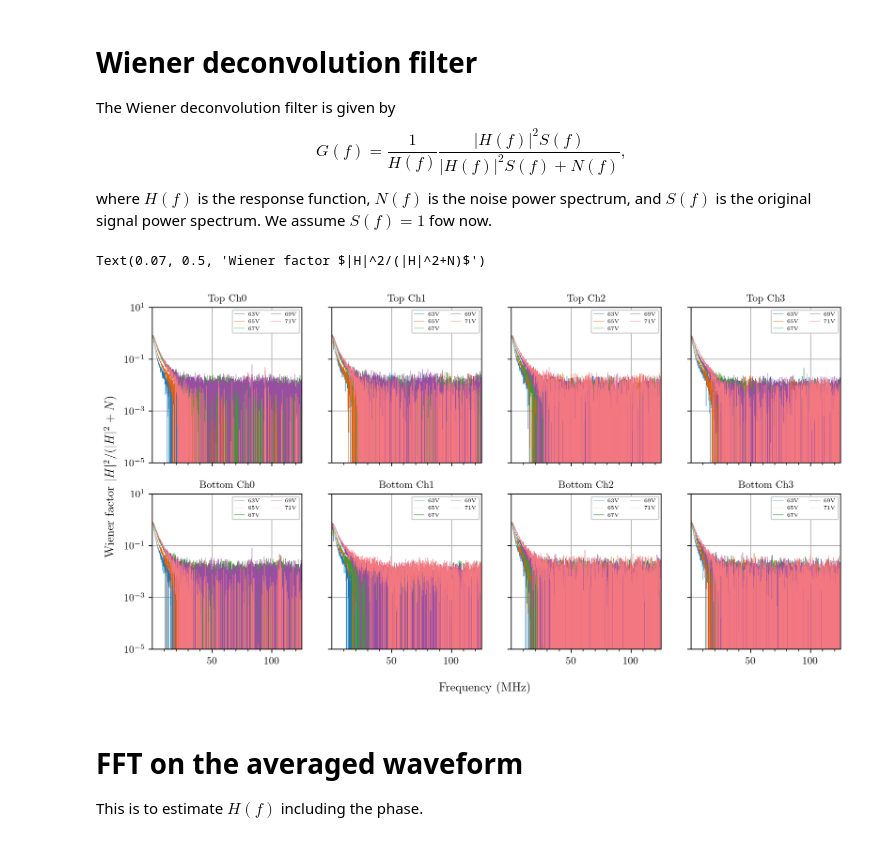
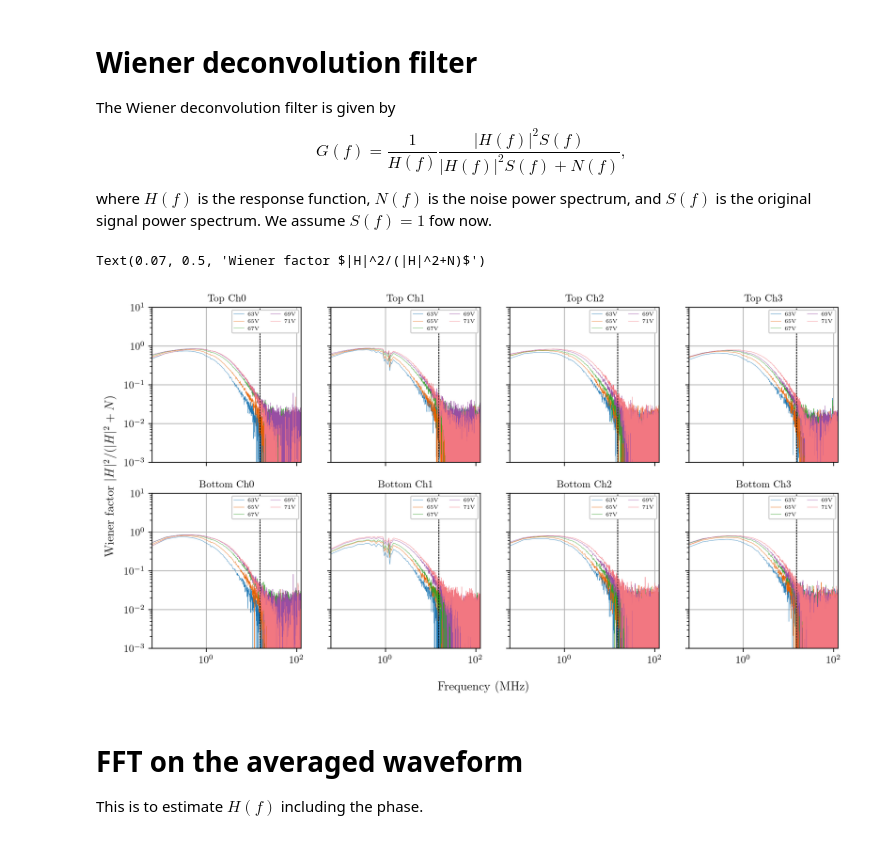
Before and after one commit to darkside-princeton/sipm-analysis, a Jupyter notebook: jupyter/deconvolution.ipynb, the cells around one changed output. Saved outputs shown, nothing was run; the diff lists cells and outputs as text; code cells hidden in the pictures.

```diff
--- a/jupyter/deconvolution.ipynb
+++ b/jupyter/deconvolution.ipynb
@@ -143,7 +143,7 @@ for i, pos in enumerate(positions):
                 label=f'{volt}V Pulse', color=f'C{k}', linewidth=0.3, linestyle='--')
         axs[i, j].legend(loc='upper right', ncol=2, fontsize=5)
         axs[i, j].set_xlim(1./16, 125)
-        axs[i, j].set_ylim(1e2, 1e8)
+        axs[i, j].set_ylim(1e0, 1e8)
         axs[i, j].set_yscale('log')
         axs[i, j].set_xscale('log')
         axs[i, j].minorticks_on()
@@ -179,31 +179,33 @@ where $H(f)$ is the response function, $N(f)$ is the noise power spectrum, and $
 # %%
 # Make plots for all datasets
 # SPE average waveform
 fig, axs = plt.subplots(2, 4, sharex=True, sharey=True)
 fig.set_size_inches(12, 6)
+yrange=(1e-3,1e1)
 for i, pos in enumerate(positions):
     for j, ch in enumerate(channels):
         for k, volt in enumerate(voltages):
             data_fft[pos][ch][volt]['wiener_factor'] = 1-data_fft[pos][ch][volt]['avg_0pe_psd']/data_fft[pos][ch][volt]['avg_1pe_psd']
             axs[i, j].plot(
                 data_fft[pos][ch][volt]['frequency_MHz'],
                 data_fft[pos][ch][volt]['wiener_factor'],
                 label=f'{volt}V', color=f'C{k}', linewidth=0.3, linestyle='-')
             cutoff_MHz = 15
+            axs[i, j].plot([cutoff_MHz]*2, yrange, 'k--', linewidth=0.5)
             data_fft[pos][ch][volt]['wiener_factor'][ (data_fft[pos][ch][volt]['frequency_MHz']>cutoff_MHz) & ((data_fft[pos][ch][volt]['frequency_MHz']<data_fft[pos][ch][volt]['frequency_MHz'][-1]+data_fft[pos][ch][volt]['frequency_MHz'][1]-cutoff_MHz)) ] = 0
         axs[i, j].legend(loc='upper right', ncol=2, fontsize=5)
         axs[i, j].set_xlim(1./16, 125)
-        axs[i, j].set_ylim(1e-5, 1e1)
+        axs[i, j].set_ylim(yrange[0], yrange[1])
         axs[i, j].set_yscale('log')
-        # axs[i, j].set_xscale('log')
+        axs[i, j].set_xscale('log')
         axs[i, j].minorticks_on()
         axs[i, j].grid()
         axs[i, j].set_title(f'{pos[0].upper()}{pos[1:]} Ch{ch}')
 fig.supxlabel(r'Frequency (MHz)', y=0.01)
 fig.supylabel(r'Wiener factor $|H|^2/(|H|^2+N)$', x=0.07)
 # %% [output]
 Text(0.07, 0.5, 'Wiener factor $|H|^2/(|H|^2+N)$')
-[figure, old version]
+[figure, new version]
 # %% [markdown]
 # FFT on the averaged waveform
 This is to estimate $H(f)$ including the phase.
```
Also changed, not shown: parts of 7 cells of this notebook, 1 other file.
